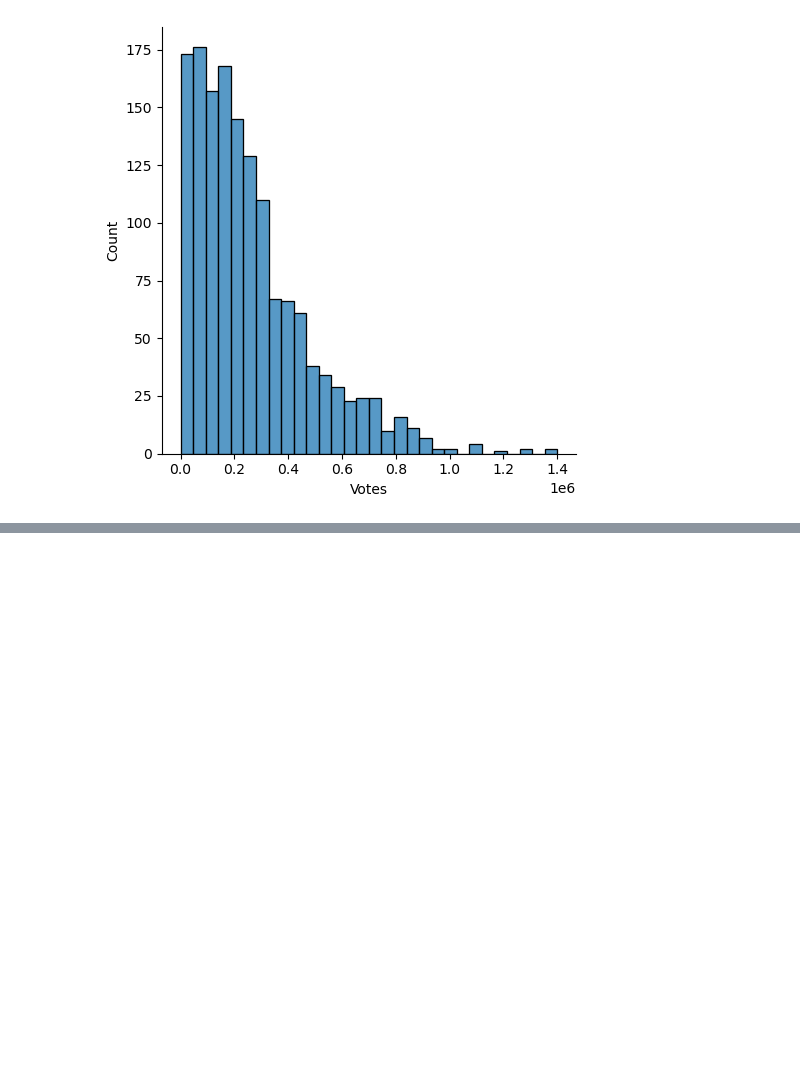
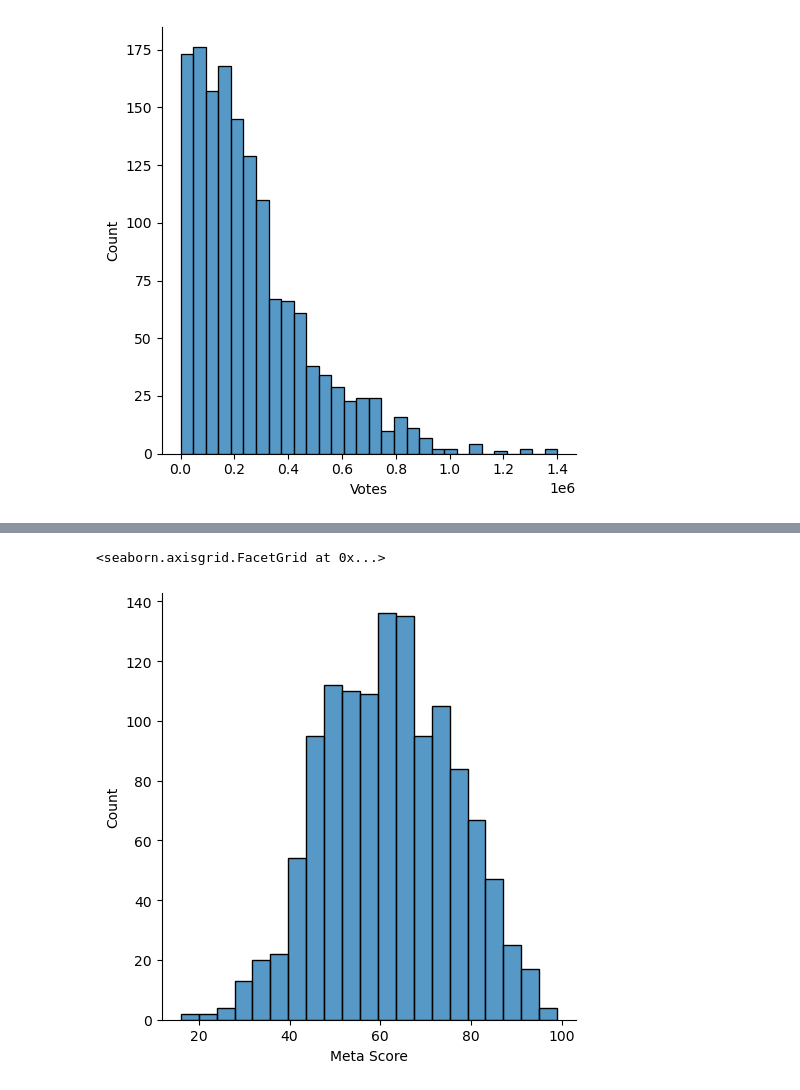
Before and after one commit to crypt0kitik/Introduction-to-Machine-Learning-Methods, a Jupyter notebook: Exercise1_LinearRegression/Linear_regresssion.ipynb, the cells around one changed output, grey strips where cells are left out. Drawn from its saved outputs; the diff is of its cells as text; code cells hidden in the pictures; blank space fills up the shorter version.

```diff
--- a/Exercise1_LinearRegression/Linear_regresssion.ipynb
+++ b/Exercise1_LinearRegression/Linear_regresssion.ipynb
@@ -304,0 +318,9 @@ df = df.query("Votes < Rating.quantile(0.92)")
+# %%
+# We still need to carry out of Meta Score, Year, Duration
+sns.displot(df, x="Meta Score")
+
+# Meta Score looks pretty well
+# I will remove a little bit from bottom
+# %% [output]
+<seaborn.axisgrid.FacetGrid at 0x...>
+[figure, added]
```
Also changed, not shown: parts of 10 cells of this notebook.
